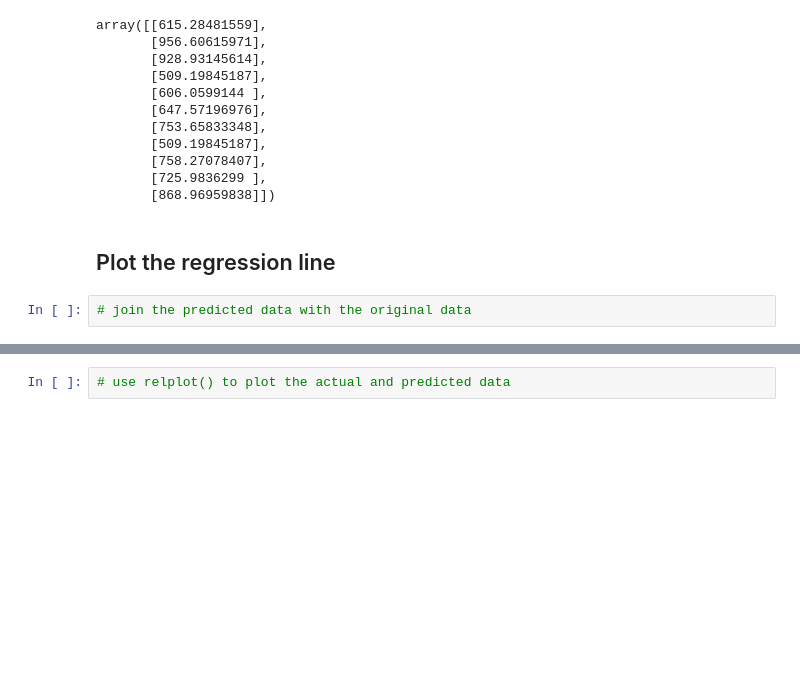
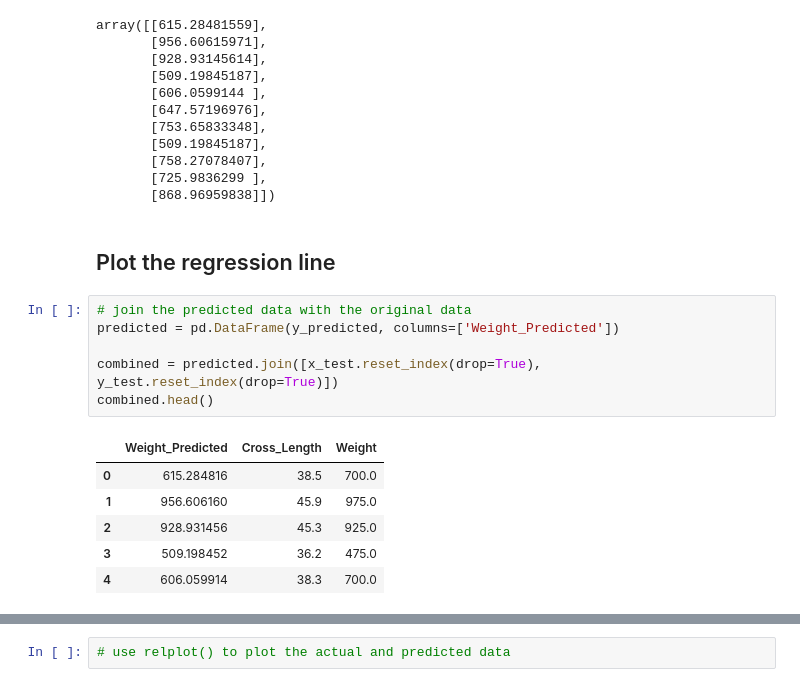
Before and after one commit to TJ-Mothokho/Murach-s-Python-for-Data-Analysis, a Jupyter notebook: Chapter 10/ex_10-1_fish.ipynb, the cells around one changed output, grey strips where cells are left out. Saved outputs shown, nothing was run; the diff lists cells and outputs as text; blank space fills up the shorter version.

```diff
--- a/Chapter 10/ex_10-1_fish.ipynb
+++ b/Chapter 10/ex_10-1_fish.ipynb
@@ -122,5 +123,16 @@ array([[615.28481559],
 ## Plot the regression line
 # %%
 # join the predicted data with the original data
+predicted = pd.DataFrame(y_predicted, columns=['Weight_Predicted'])
+
+combined = predicted.join([x_test.reset_index(drop=True), y_test.reset_index(drop=True)])
+combined.head()
+# %% [output]
+|  | Weight_Predicted | Cross_Length | Weight |
+| 0 | 615.284816 | 38.5 | 700.0 |
+| 1 | 956.606160 | 45.9 | 975.0 |
+| 2 | 928.931456 | 45.3 | 925.0 |
+| 3 | 509.198452 | 36.2 | 475.0 |
+| 4 | 606.059914 | 38.3 | 700.0 |
 # %%
 # melt the actual and predicted data
```
Also changed, not shown: parts of 2 cells of this notebook.
